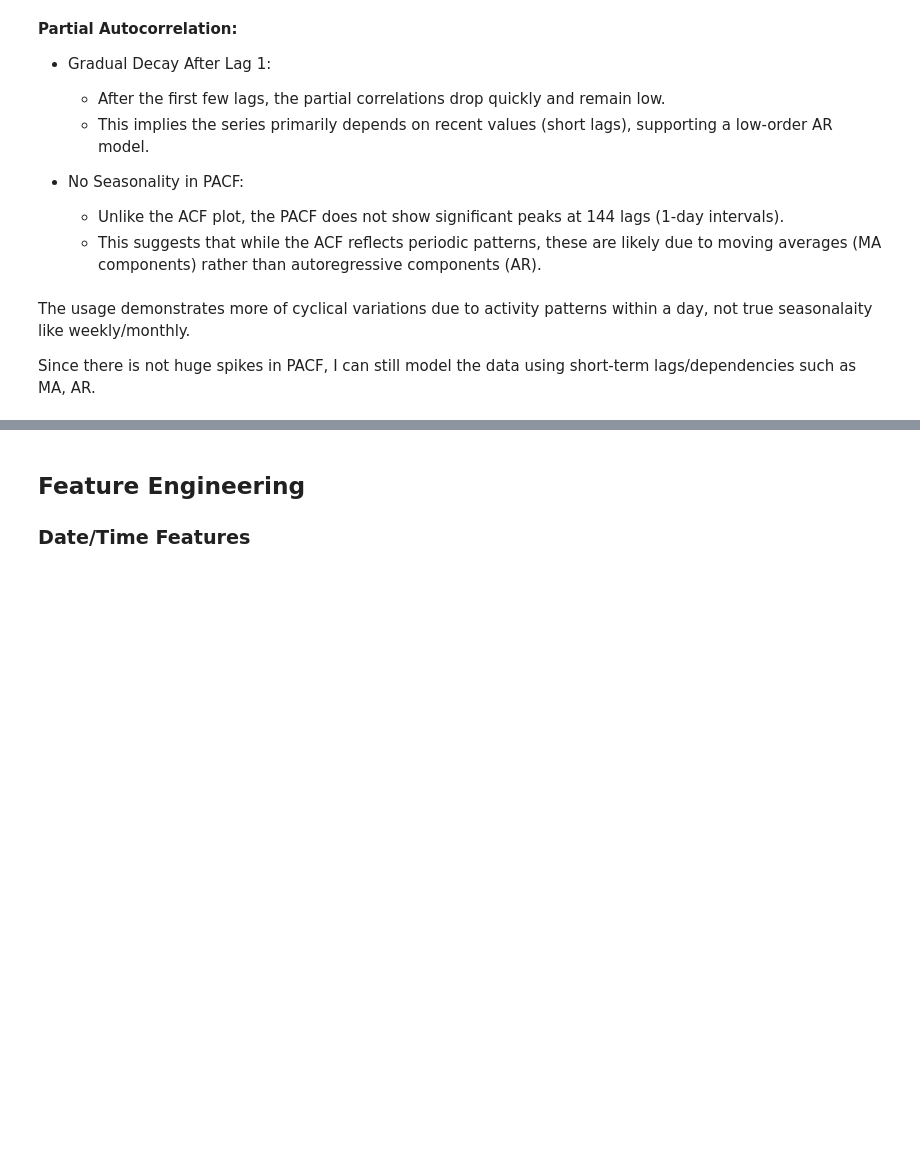
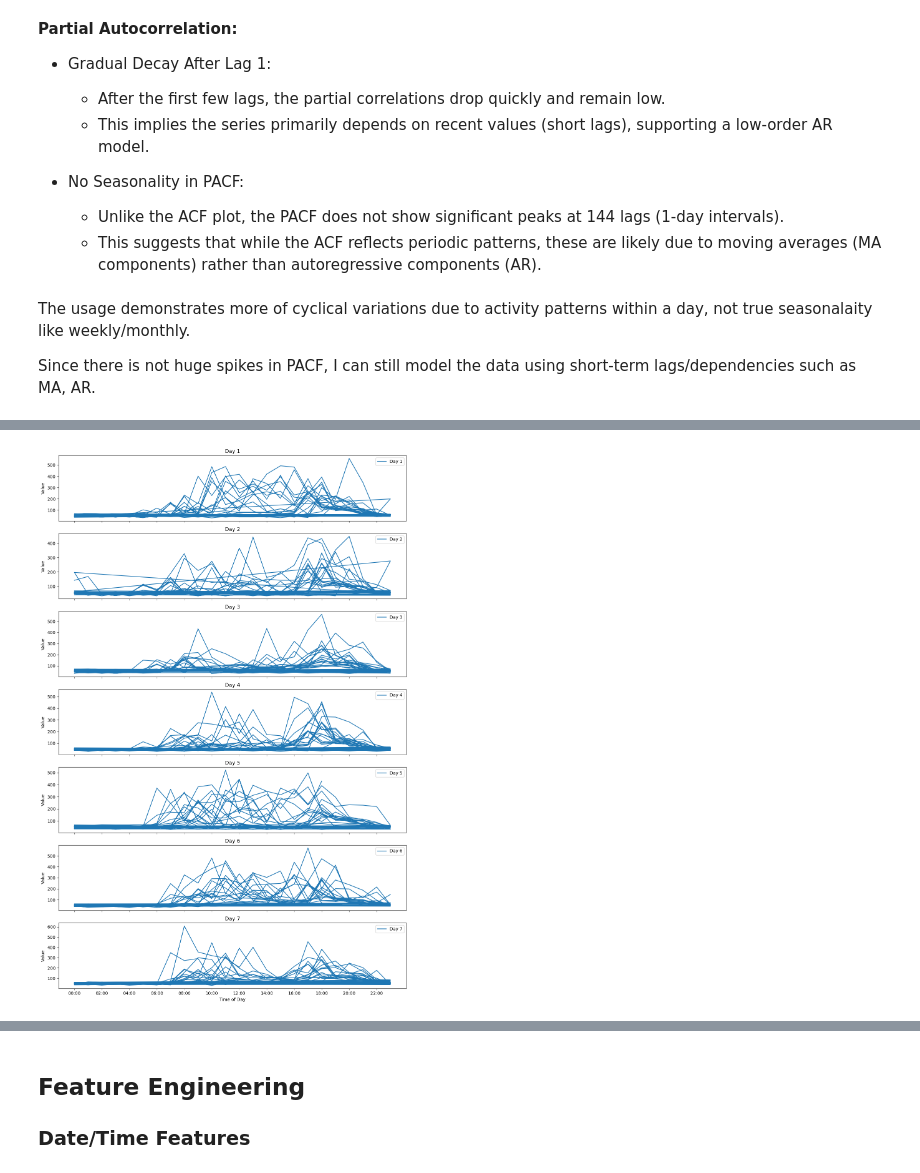
Before and after one commit to farukyasarphd/time_series_prediction_energy, a Jupyter notebook: notebooks/eda.ipynb, the cells around one changed output, grey strips where cells are left out. Drawn from its saved outputs; the diff is of its cells as text; code cells hidden in the pictures; blank space fills up the shorter version.

```diff
--- a/notebooks/eda.ipynb
+++ b/notebooks/eda.ipynb
@@ -267,0 +325,24 @@ Since there is not huge spikes in PACF, I can still model the data using short-t
+# %%
+import matplotlib.dates as mdates
+
+# Add 'Day of Week' and 'Time of Day' as numerical minutes since midnight
+hourly_data['day_of_week'] = hourly_data.index.dayofweek  # 0 = Monday, 6 = Sunday
+hourly_data['time_of_day'] = hourly_data.index.hour * 60
+
+# Plot each day of the week separately
+fig, axes = plt.subplots(7, 1, figsize=(12, 18), sharex=True)
+
+for i in range(7):  # Loop through Monday (0) to Sunday (6)
+    subset = hourly_data[hourly_data['day_of_week'] == i]
+    axes[i].plot(subset['time_of_day'], subset['Appliances'], label=f'Day {i+1}')
+    axes[i].set_title(f'Day {i+1}')
+    axes[i].set_ylabel('Value')
+    axes[i].set_xticks(np.arange(0, 1440, 120))  # Mark every 2 hours (120 minutes)
+    axes[i].set_xticklabels([f'{h:02d}:00' for h in range(0, 24, 2)])  # Labels from 00:00 to 22:00
+    axes[i].legend()
+
+plt.xlabel('Time of Day')
+plt.tight_layout()
+plt.show()
+# %% [output]
+[figure, added]
```
Also changed, not shown: parts of 14 cells of this notebook, 5 other files.
